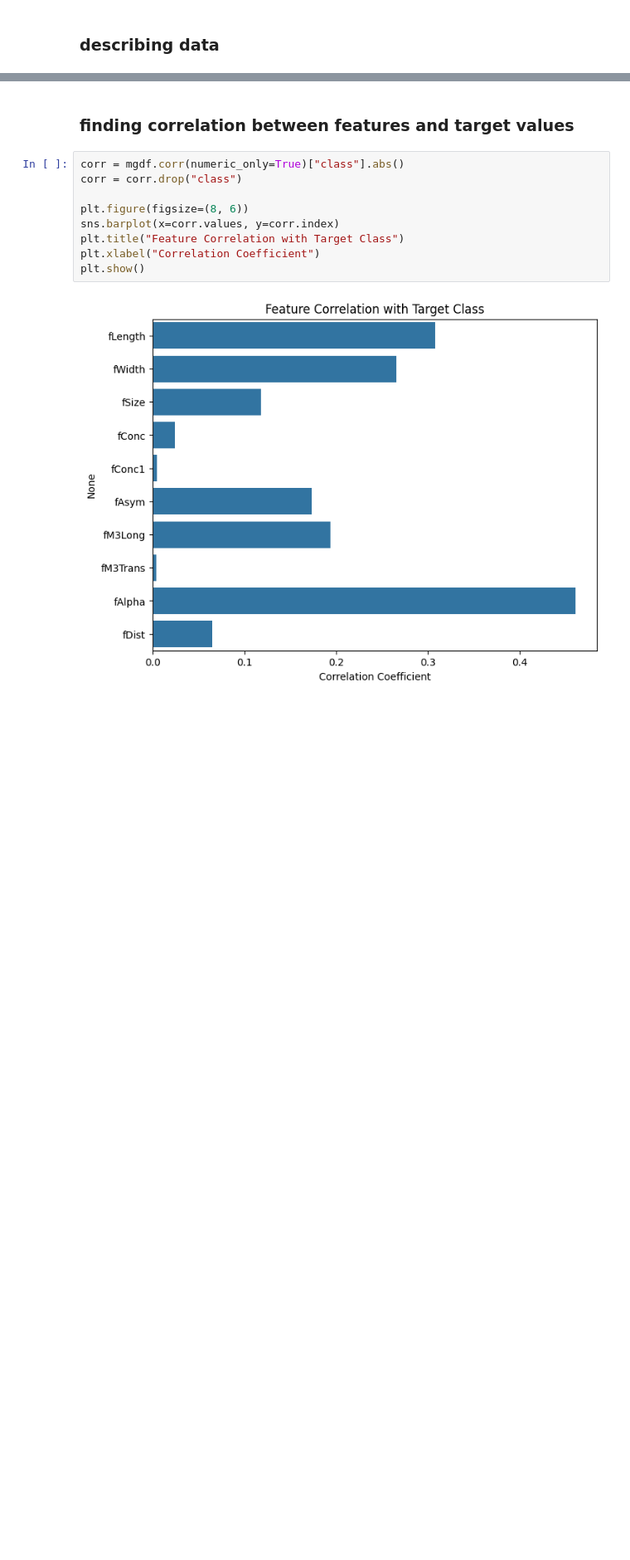
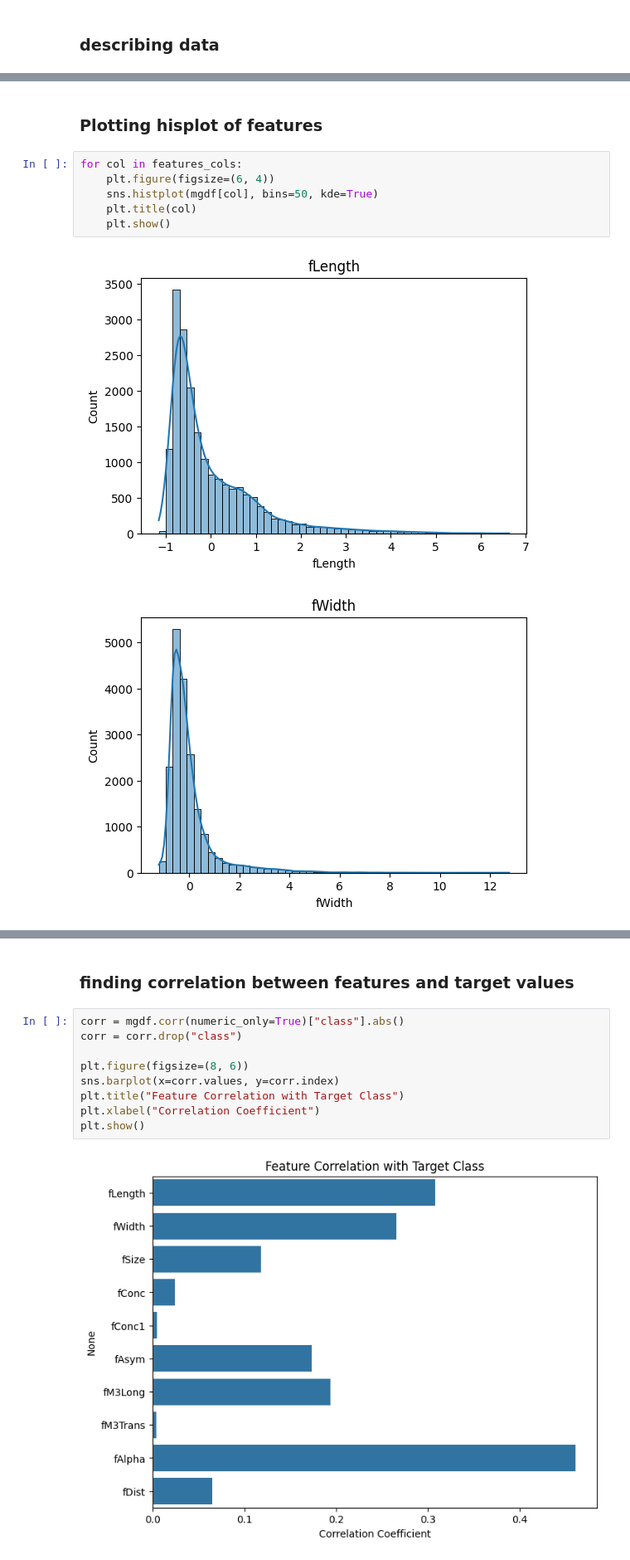
Before and after one commit to Ravish-Ranjan/sem2, a Jupyter notebook: dm/pract1.ipynb, the cells around one changed output, grey strips where cells are left out. Shown at 83% size. Saved outputs shown, nothing was run; the diff lists cells and outputs as text; blank space fills up the shorter version.

```diff
--- a/dm/pract1.ipynb
+++ b/dm/pract1.ipynb
@@ -59 +67,12 @@ mgdf
 19020 rows × 11 columns
+# %% [markdown]
+### Plotting hisplot of features
+# %%
+for col in features_cols:
+    plt.figure(figsize=(6, 4))
+    sns.histplot(mgdf[col], bins=50, kde=True)
+    plt.title(col)
+    plt.show()
+# %% [output]
+[figure, added]
+[figure, added]
```
Also changed, not shown: parts of 7 cells of this notebook, 8 other files.
